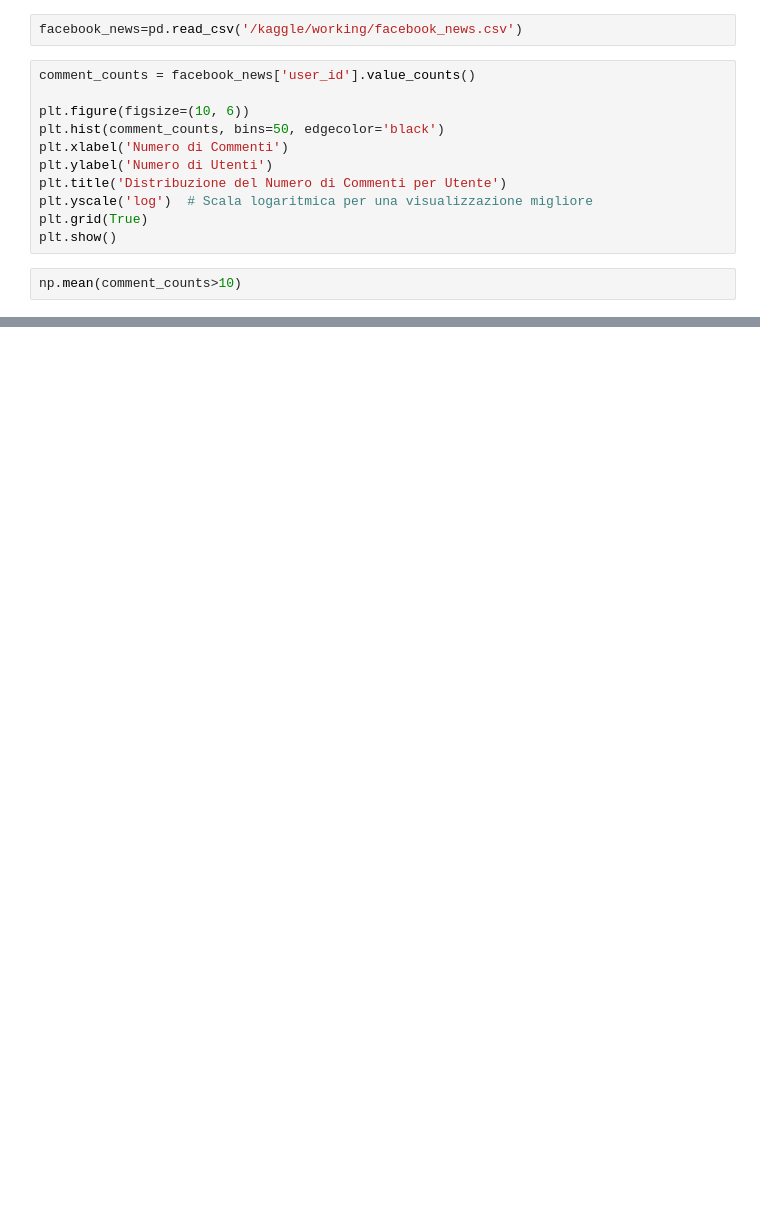
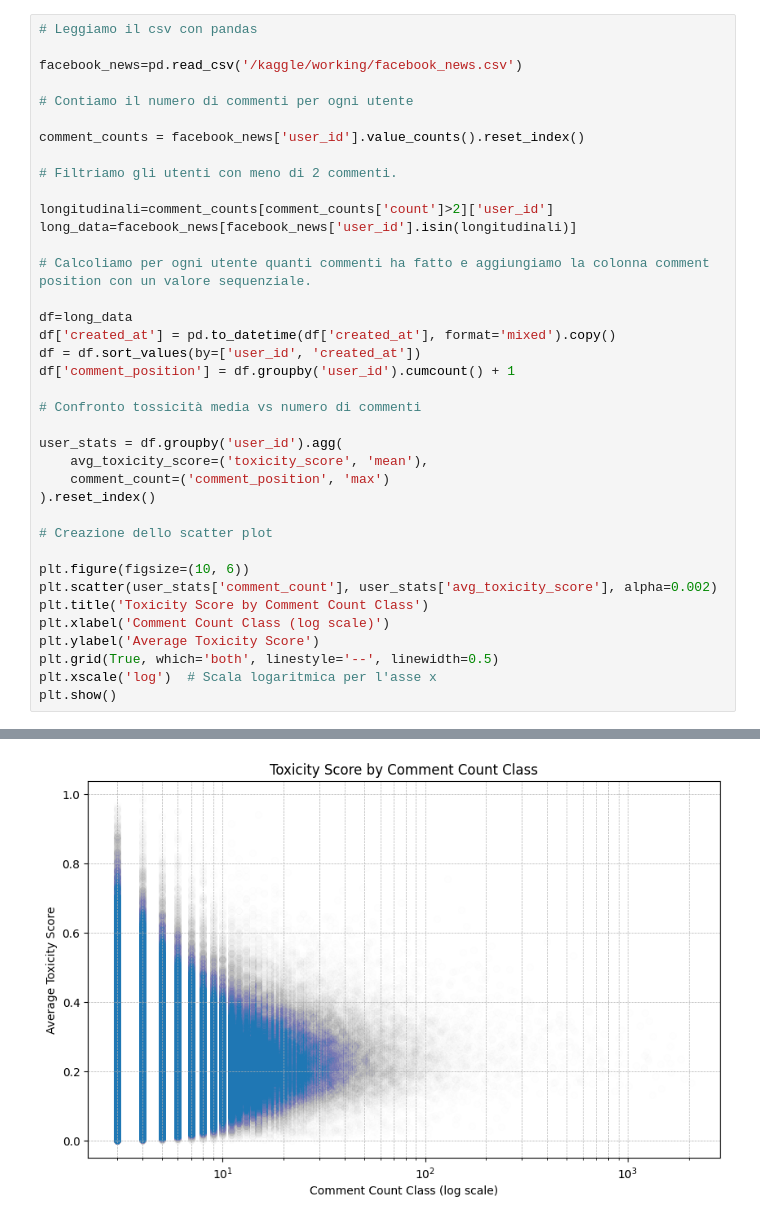
Before and after one commit to jacoponudo/Longitudinal_toxicity, a Jupyter notebook: EXP/EXP_notebook.ipynb, the cells around one changed output, grey strips where cells are left out. Cells and saved outputs as stored; diff of their text form; blank space fills up the shorter version.

Commit message:
Kaggle Notebook | notebook5b1ebc4ba4 | Version 1

```diff
--- a/EXP/EXP_notebook.ipynb
+++ b/EXP/EXP_notebook.ipynb
@@ -24,15 +48,39 @@ gdown.download(url,output,quiet=False)
-# %%
-facebook_news=pd.read_csv('/kaggle/working/facebook_news.csv')
-# %%
-comment_counts = facebook_news['user_id'].value_counts()
-
-plt.figure(figsize=(10, 6))
-plt.hist(comment_counts, bins=50, edgecolor='black')
-plt.xlabel('Numero di Commenti')
-plt.ylabel('Numero di Utenti')
-plt.title('Distribuzione del Numero di Commenti per Utente')
-plt.yscale('log')  # Scala logaritmica per una visualizzazione migliore
-plt.grid(True)
-plt.show()
-# %%
-np.mean(comment_counts>10)
+# %%
+# Leggiamo il csv con pandas
+
+facebook_news=pd.read_csv('/kaggle/working/facebook_news.csv')
+
+# Contiamo il numero di commenti per ogni utente
+
+comment_counts = facebook_news['user_id'].value_counts().reset_index()
+
+# Filtriamo gli utenti con meno di 2 commenti.
+
+longitudinali=comment_counts[comment_counts['count']>2]['user_id']
+long_data=facebook_news[facebook_news['user_id'].isin(longitudinali)]
+
+# Calcoliamo per ogni utente quanti commenti ha fatto e aggiungiamo la colonna comment position con un valore sequenziale.
+
+df=long_data
+df['created_at'] = pd.to_datetime(df['created_at'], format='mixed').copy()
+df = df.sort_values(by=['user_id', 'created_at'])
+df['comment_position'] = df.groupby('user_id').cumcount() + 1
+
+# Confronto tossicità media vs numero di commenti
+
+user_stats = df.groupby('user_id').agg(
+    avg_toxicity_score=('toxicity_score', 'mean'),
+    comment_count=('comment_position', 'max')
+).reset_index()
+
+# Creazione dello scatter plot
+
+plt.figure(figsize=(10, 6))
+plt.scatter(user_stats['comment_count'], user_stats['avg_toxicity_score'], alpha=0.002)
+plt.title('Toxicity Score by Comment Count Class')
+plt.xlabel('Comment Count Class (log scale)')
+plt.ylabel('Average Toxicity Score')
+plt.grid(True, which='both', linestyle='--', linewidth=0.5)
+plt.xscale('log')  # Scala logaritmica per l'asse x
+plt.show()
+# %% [output]
@@ -38,0 +92 @@ np.mean(comment_counts>10)
+[figure, added]
```
Also changed, not shown: parts of 2 cells of this notebook.
